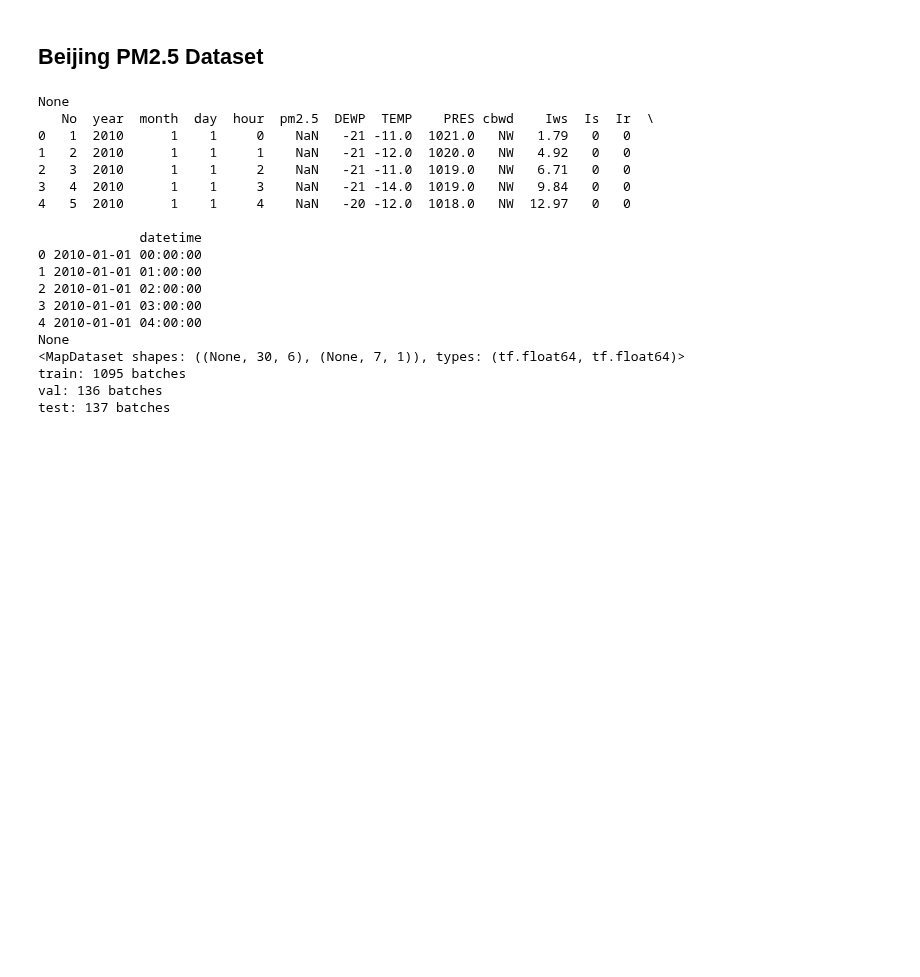
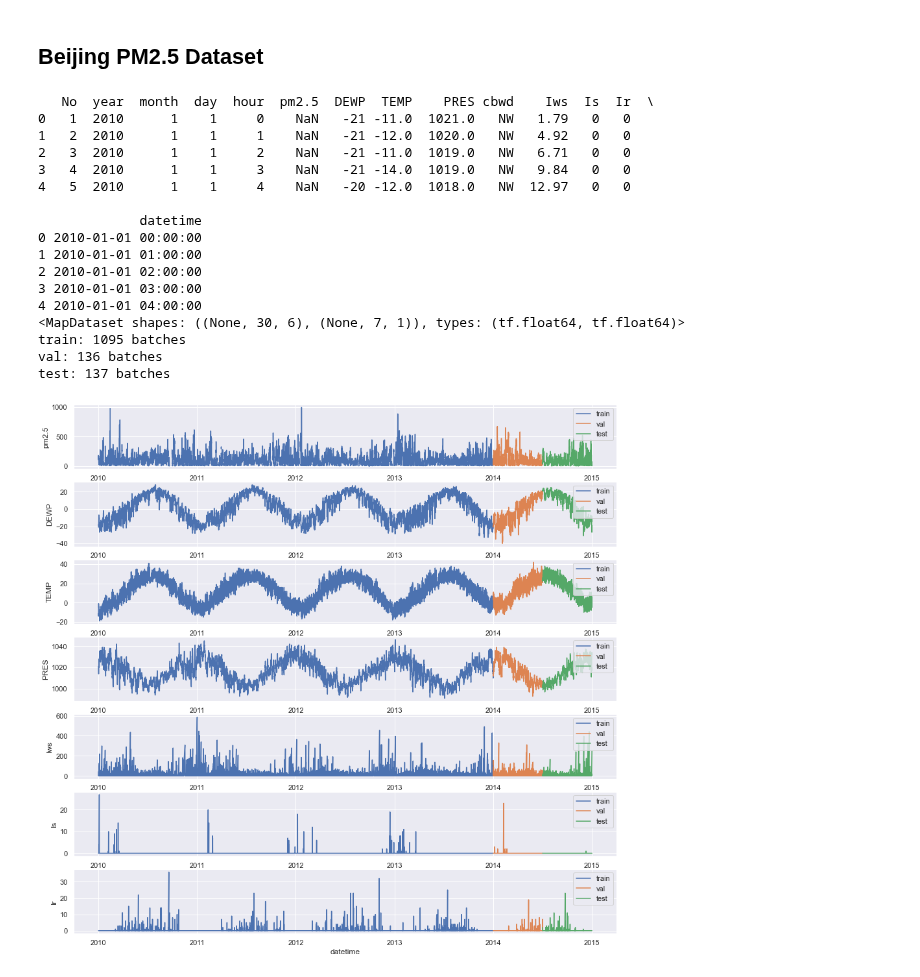
Before and after one commit to news-vt/makassar-ml, a Jupyter notebook: jupyter/timeseries_transformer_beijing_pm25.ipynb, the cells around one changed output. Saved outputs shown, nothing was run; the diff lists cells and outputs as text; code cells hidden in the pictures; blank space fills up the shorter version.

Commit message:
Plots Beijing data

```diff
--- a/jupyter/timeseries_transformer_beijing_pm25.ipynb
+++ b/jupyter/timeseries_transformer_beijing_pm25.ipynb
@@ -285,7 +285,6 @@ def load_beijingpm25_df(
     df['datetime'] = pd.to_datetime(df[['year','month','day','hour']])
 
     # Partition dataframe into train/val/test.
-    print(split)
     if split is not None:
         train_df, val_df, test_df = partition_dataset_df(df, split=split)
         return train_df, val_df, test_df
@@ -393,7 +392,6 @@ logger.info(f"train: {tf.data.experimental.cardinality(train_ds)} batches")
 logger.info(f"val: {tf.data.experimental.cardinality(val_ds)} batches")
 logger.info(f"test: {tf.data.experimental.cardinality(test_ds)} batches")
 # %% [output]
-None
    No  year  month  day  hour  pm2.5  DEWP  TEMP    PRES cbwd    Iws  Is  Ir  \
 0   1  2010      1    1     0    NaN   -21 -11.0  1021.0   NW   1.79   0   0
 1   2  2010      1    1     1    NaN   -21 -12.0  1020.0   NW   4.92   0   0
@@ -407,8 +405,30 @@ None
 2 2010-01-01 02:00:00
 3 2010-01-01 03:00:00
 4 2010-01-01 04:00:00
-None
 <MapDataset shapes: ((None, 30, 6), (None, 7, 1)), types: (tf.float64, tf.float64)>
 train: 1095 batches
 val: 136 batches
 test: 137 batches
+# %%
+train_df, val_df, test_df = load_beijingpm25_df(
+    split=(0.8,0.1,0.1),
+    path=DATASET_ROOT/'beijing_pm25',
+)
+
+keys = [
+    'pm2.5',
+    'DEWP',
+    'TEMP',
+    'PRES',
+    'Iws',
+    'Is',
+    'Ir',
+]
+fig, axs = plt.subplots(nrows=len(keys), figsize=(15,15))
+for i,key in enumerate(keys):
+    sns.lineplot(data=train_df, x='datetime', y=key, label='train', ax=axs[i])
+    sns.lineplot(data=val_df, x='datetime', y=key, label='val', ax=axs[i])
+    sns.lineplot(data=test_df, x='datetime', y=key, label='test', ax=axs[i])
+    axs[i].legend(loc='upper right')
+# %% [output]
+[figure, added]
```
